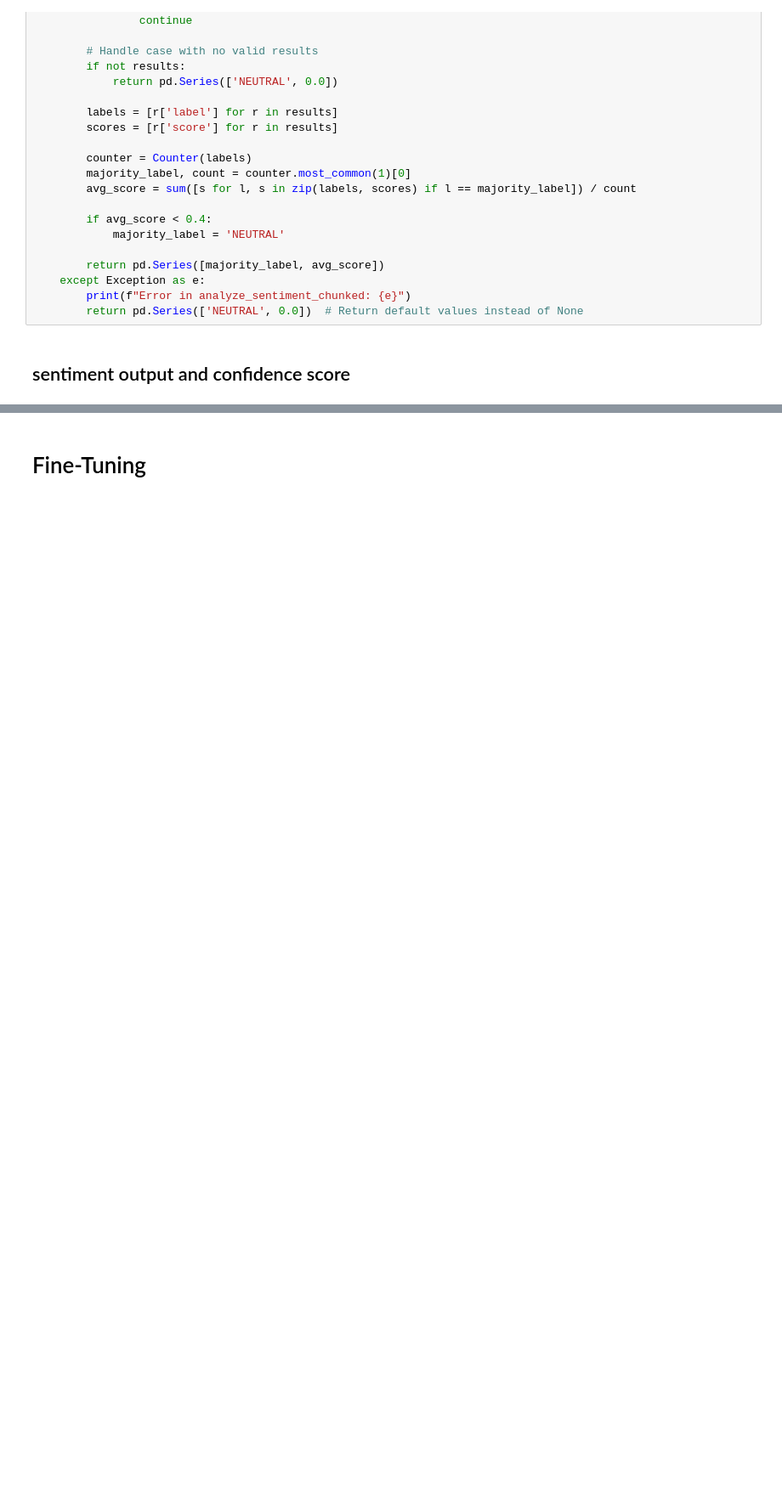
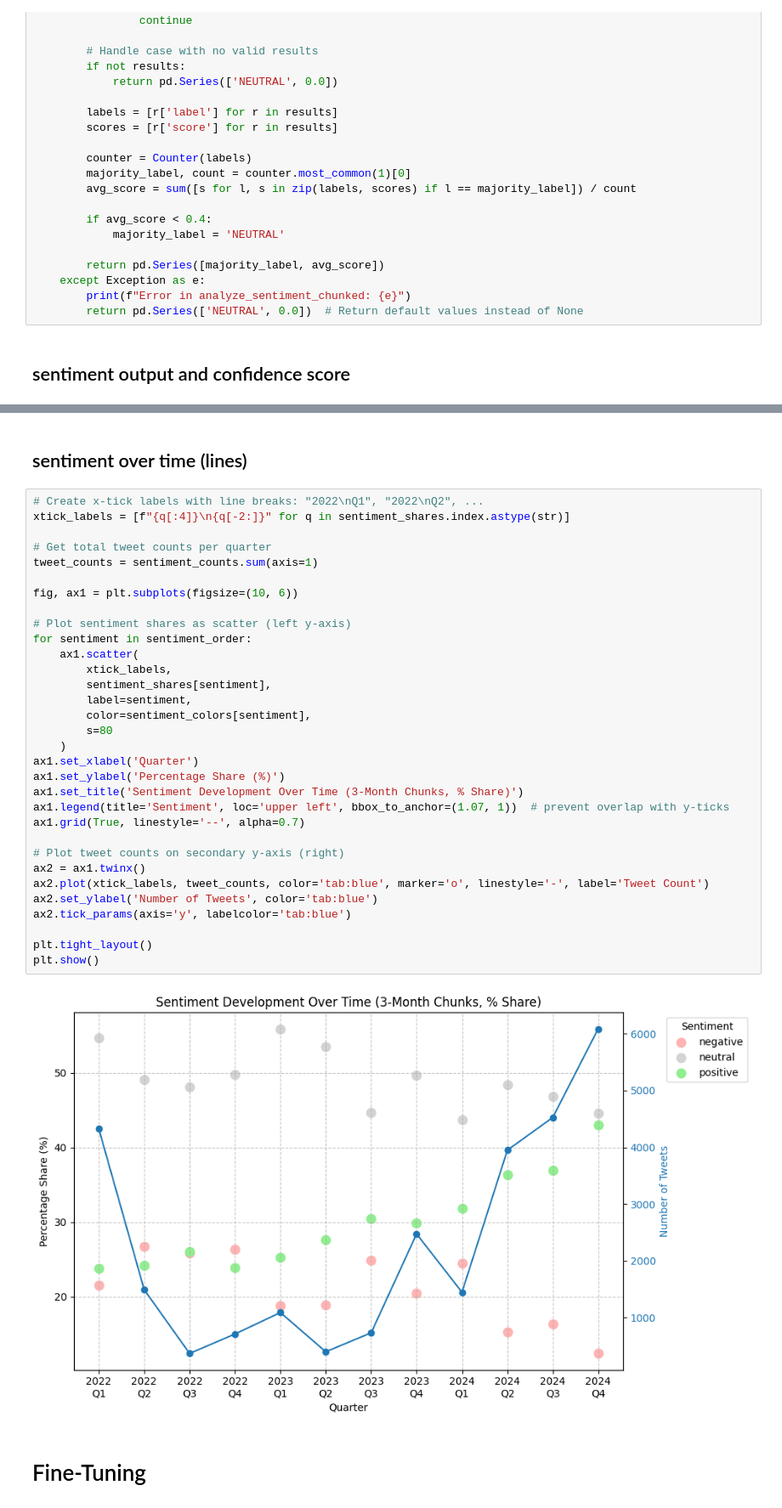
Before and after one commit to 1337tester/SolarSoundBytes, a Jupyter notebook: notebooks/fp/fp_nlp_tweets_preprocessing.ipynb, the cells around one changed output, grey strips where cells are left out. Shown: that part at 85% size. Saved outputs shown, nothing was run; the diff lists cells and outputs as text; blank space fills up the shorter version.

```diff
--- a/notebooks/fp/fp_nlp_tweets_preprocessing.ipynb
+++ b/notebooks/fp/fp_nlp_tweets_preprocessing.ipynb
@@ -335,3 +358,39 @@ print(df_sample[df_sample['sentiment'] == 'negative'].sample()['Clean Article Te
+# %% [markdown]
+## sentiment over time (lines)
+# %%
+# Create x-tick labels with line breaks: "2022\nQ1", "2022\nQ2", ...
+xtick_labels = [f"{q[:4]}\n{q[-2:]}" for q in sentiment_shares.index.astype(str)]
+
+# Get total tweet counts per quarter
+tweet_counts = sentiment_counts.sum(axis=1)
+
+fig, ax1 = plt.subplots(figsize=(10, 6))
+
+# Plot sentiment shares as scatter (left y-axis)
+for sentiment in sentiment_order:
+    ax1.scatter(
+        xtick_labels,
+        sentiment_shares[sentiment],
+        label=sentiment,
+        color=sentiment_colors[sentiment],
+        s=80
+    )
+ax1.set_xlabel('Quarter')
+ax1.set_ylabel('Percentage Share (%)')
+ax1.set_title('Sentiment Development Over Time (3-Month Chunks, % Share)')
+ax1.legend(title='Sentiment', loc='upper left', bbox_to_anchor=(1.07, 1))  # prevent overlap with y-ticks
+ax1.grid(True, linestyle='--', alpha=0.7)
+
+# Plot tweet counts on secondary y-axis (right)
+ax2 = ax1.twinx()
+ax2.plot(xtick_labels, tweet_counts, color='tab:blue', marker='o', linestyle='-', label='Tweet Count')
+ax2.set_ylabel('Number of Tweets', color='tab:blue')
+ax2.tick_params(axis='y', labelcolor='tab:blue')
+
+plt.tight_layout()
+plt.show()
+# %% [output]
+[figure, added]
 # %% [markdown]
 # Fine-Tuning
 # %%
```
Also changed, not shown: parts of 37 cells of this notebook, 9 other files.
